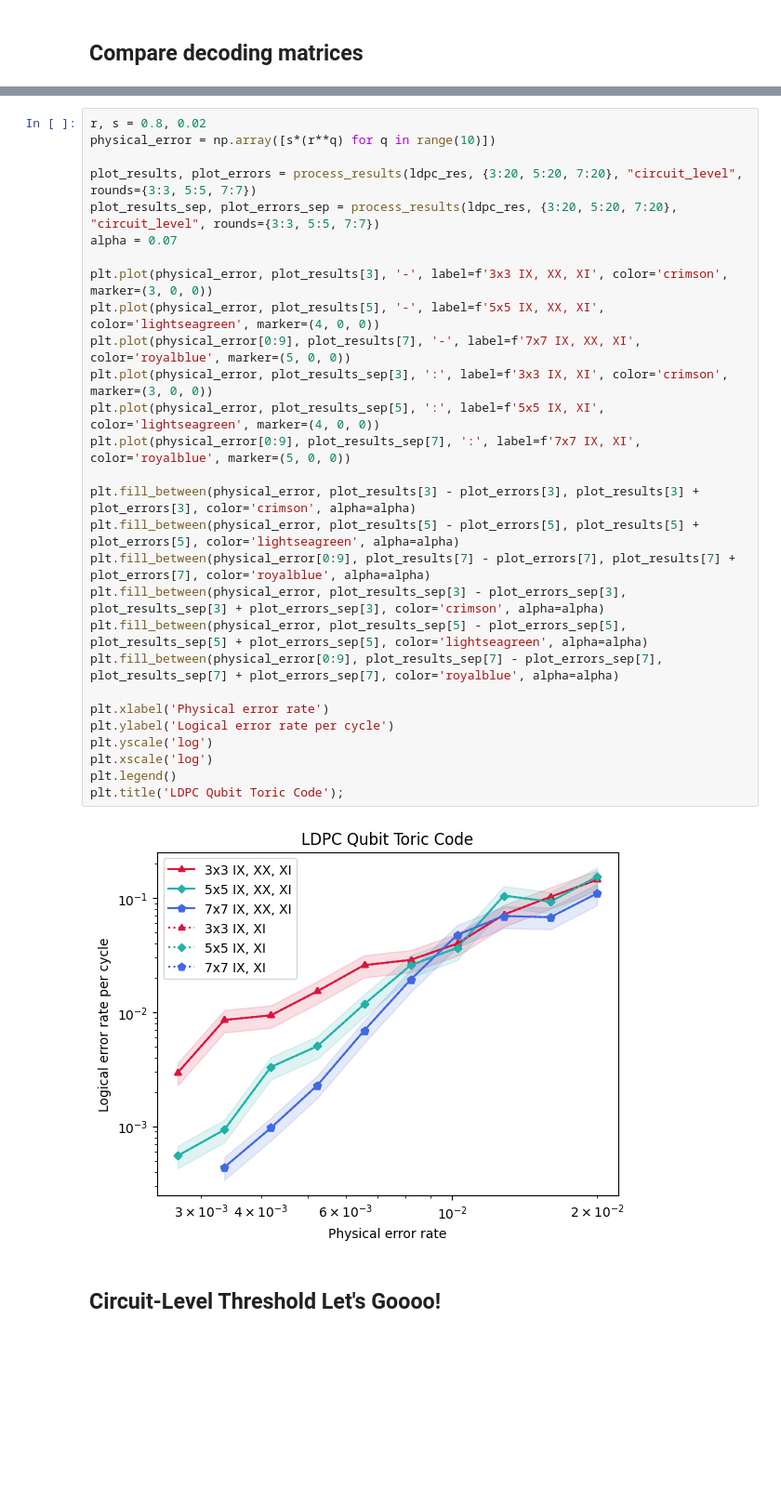
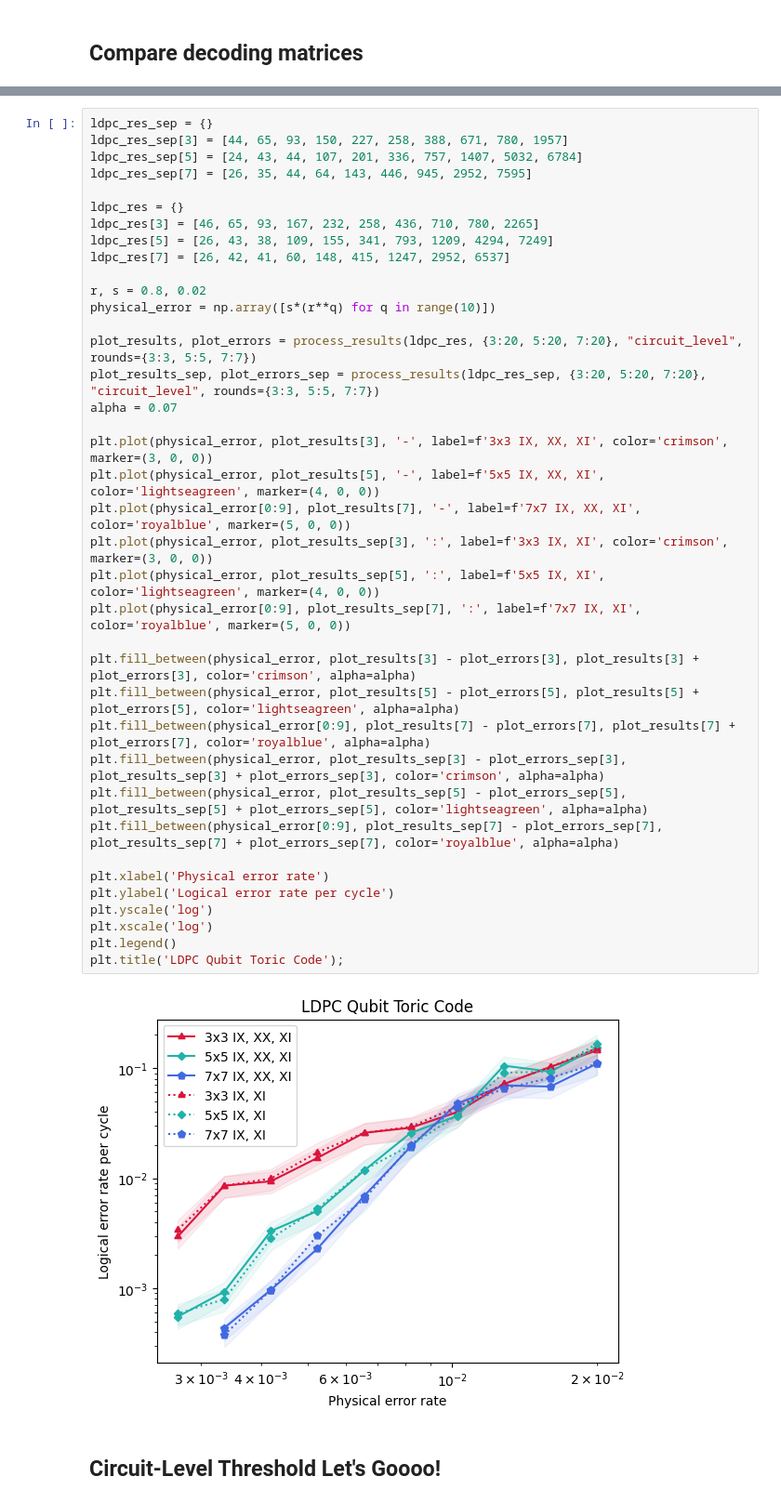
Before and after one commit to e-kneip/bbqudit, a Jupyter notebook: bbq/notebooks/circuit_level/ultimate.ipynb, the cells around one changed output, grey strips where cells are left out. Shown at 93% size. Saved outputs shown, nothing was run; the diff lists cells and outputs as text; blank space fills up the shorter version.

```diff
--- a/bbq/notebooks/circuit_level/ultimate.ipynb
+++ b/bbq/notebooks/circuit_level/ultimate.ipynb
@@ -481,33 +1433,43 @@ ldpc_res[7] = [26, 42, 41, 60, 148, 415, 1247, 2952, 6537]
 # %%
+ldpc_res_sep = {}
+ldpc_res_sep[3] = [44, 65, 93, 150, 227, 258, 388, 671, 780, 1957]
+ldpc_res_sep[5] = [24, 43, 44, 107, 201, 336, 757, 1407, 5032, 6784]
+ldpc_res_sep[7] = [26, 35, 44, 64, 143, 446, 945, 2952, 7595]
+
+ldpc_res = {}
+ldpc_res[3] = [46, 65, 93, 167, 232, 258, 436, 710, 780, 2265]
+ldpc_res[5] = [26, 43, 38, 109, 155, 341, 793, 1209, 4294, 7249]
+ldpc_res[7] = [26, 42, 41, 60, 148, 415, 1247, 2952, 6537]
+
 r, s = 0.8, 0.02
 physical_error = np.array([s*(r**q) for q in range(10)])
 
 plot_results, plot_errors = process_results(ldpc_res, {3:20, 5:20, 7:20}, "circuit_level", rounds={3:3, 5:5, 7:7})
-plot_results_sep, plot_errors_sep = process_results(ldpc_res, {3:20, 5:20, 7:20}, "circuit_level", rounds={3:3, 5:5, 7:7})
+plot_results_sep, plot_errors_sep = process_results(ldpc_res_sep, {3:20, 5:20, 7:20}, "circuit_level", rounds={3:3, 5:5, 7:7})
 alpha = 0.07
 
 plt.plot(physical_error, plot_results[3], '-', label=f'3x3 IX, XX, XI', color='crimson', marker=(3, 0, 0))
 plt.plot(physical_error, plot_results[5], '-', label=f'5x5 IX, XX, XI', color='lightseagreen', marker=(4, 0, 0))
 plt.plot(physical_error[0:9], plot_results[7], '-', label=f'7x7 IX, XX, XI', color='royalblue', marker=(5, 0, 0))
 plt.plot(physical_error, plot_results_sep[3], ':', label=f'3x3 IX, XI', color='crimson', marker=(3, 0, 0))
 plt.plot(physical_error, plot_results_sep[5], ':', label=f'5x5 IX, XI', color='lightseagreen', marker=(4, 0, 0))
 plt.plot(physical_error[0:9], plot_results_sep[7], ':', label=f'7x7 IX, XI', color='royalblue', marker=(5, 0, 0))
 
 plt.fill_between(physical_error, plot_results[3] - plot_errors[3], plot_results[3] + plot_errors[3], color='crimson', alpha=alpha)
 plt.fill_between(physical_error, plot_results[5] - plot_errors[5], plot_results[5] + plot_errors[5], color='lightseagreen', alpha=alpha)
 plt.fill_between(physical_error[0:9], plot_results[7] - plot_errors[7], plot_results[7] + plot_errors[7], color='royalblue', alpha=alpha)
 plt.fill_between(physical_error, plot_results_sep[3] - plot_errors_sep[3], plot_results_sep[3] + plot_errors_sep[3], color='crimson', alpha=alpha)
 plt.fill_between(physical_error, plot_results_sep[5] - plot_errors_sep[5], plot_results_sep[5] + plot_errors_sep[5], color='lightseagreen', alpha=alpha)
 plt.fill_between(physical_error[0:9], plot_results_sep[7] - plot_errors_sep[7], plot_results_sep[7] + plot_errors_sep[7], color='royalblue', alpha=alpha)
 
 plt.xlabel('Physical error rate')
 plt.ylabel('Logical error rate per cycle')
 plt.yscale('log')
 plt.xscale('log')
 plt.legend()
 plt.title('LDPC Qubit Toric Code');
 # %% [output]
-[figure, old version]
+[figure, new version]
 # %% [markdown]
 ## Circuit-Level Threshold Let's Goooo!
 # %%
```
Also changed, not shown: parts of 42 cells of this notebook, 1 other file.
